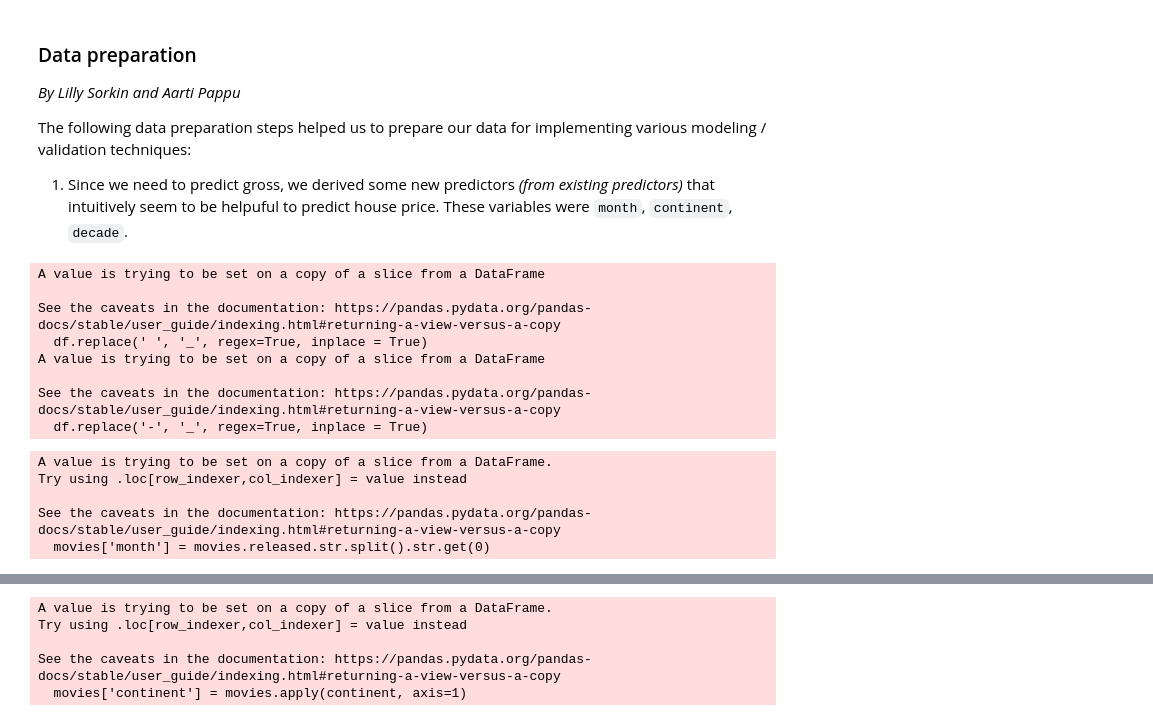
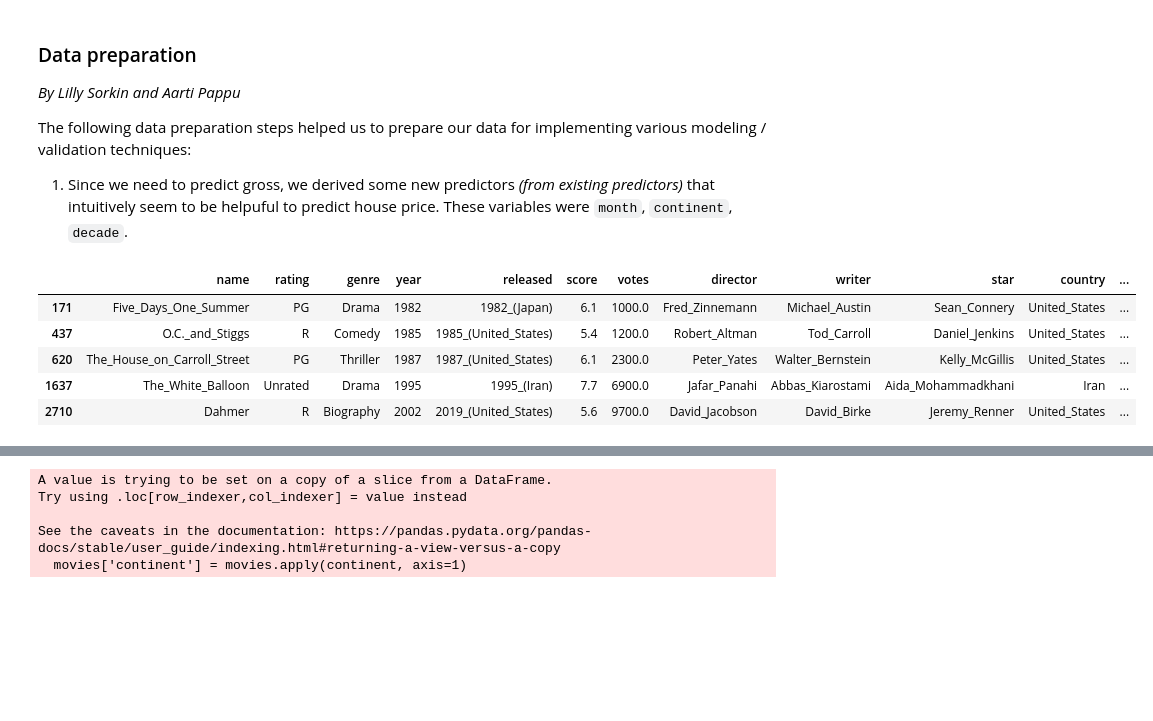
Before and after one commit to isabelgabrielaknight/final-project-303-2, a Jupyter notebook: MarkdownMasters_code.ipynb, the cells around one changed output, grey strips where cells are left out. Cells and saved outputs as stored; diff of their text form; code cells hidden in the pictures; blank space fills up the shorter version.

```diff
--- a/MarkdownMasters_code.ipynb
+++ b/MarkdownMasters_code.ipynb
@@ -232,26 +231,9 @@ movies = wrangling(movie_industry)
 # %%
 # data wrangling
 def wrangling(df):
+    df = df.drop('index', axis=1)
     df.replace(' ', '_', regex=True, inplace = True)
     df.replace('-', '_', regex=True, inplace = True)
     return df
 
 movies = wrangling(movie_industry_clean)
-# %% [output]
-A value is trying to be set on a copy of a slice from a DataFrame
-
-See the caveats in the documentation: https://pandas.pydata.org/pandas-docs/stable/user_guide/indexing.html#returning-a-view-versus-a-copy
-  df.replace(' ', '_', regex=True, inplace = True)
-A value is trying to be set on a copy of a slice from a DataFrame
-
-See the caveats in the documentation: https://pandas.pydata.org/pandas-docs/stable/user_guide/indexing.html#returning-a-view-versus-a-copy
-  df.replace('-', '_', regex=True, inplace = True)
-# %%
-#creating a month variable
-movies['month'] = movies.released.str.split().str.get(0)
-# %% [output]
-A value is trying to be set on a copy of a slice from a DataFrame.
-Try using .loc[row_indexer,col_indexer] = value instead
-
-See the caveats in the documentation: https://pandas.pydata.org/pandas-docs/stable/user_guide/indexing.html#returning-a-view-versus-a-copy
-  movies['month'] = movies.released.str.split().str.get(0)
@@ -257,0 +250,9 @@ See the caveats in the documentation: https://pandas.pydata.org/pandas-docs/stab
+# %%
+movies.loc[movies.month=='NA',:]
+# %% [output]
+|  | name | rating | genre | year | released | score | votes | director | writer | star | country | ... |
+| 171 | Five_Days_One_Summer | PG | Drama | 1982 | 1982_(Japan) | 6.1 | 1000.0 | Fred_Zinnemann | Michael_Austin | Sean_Connery | United_States | ... |
+| 437 | O.C._and_Stiggs | R | Comedy | 1985 | 1985_(United_States) | 5.4 | 1200.0 | Robert_Altman | Tod_Carroll | Daniel_Jenkins | United_States | ... |
+| 620 | The_House_on_Carroll_Street | PG | Thriller | 1987 | 1987_(United_States) | 6.1 | 2300.0 | Peter_Yates | Walter_Bernstein | Kelly_McGillis | United_States | ... |
+| 1637 | The_White_Balloon | Unrated | Drama | 1995 | 1995_(Iran) | 7.7 | 6900.0 | Jafar_Panahi | Abbas_Kiarostami | Aida_Mohammadkhani | Iran | ... |
+| 2710 | Dahmer | R | Biography | 2002 | 2019_(United_States) | 5.6 | 9700.0 | David_Jacobson | David_Birke | Jeremy_Renner | United_States | ... |
```
Also changed, not shown: parts of 8 cells of this notebook.
